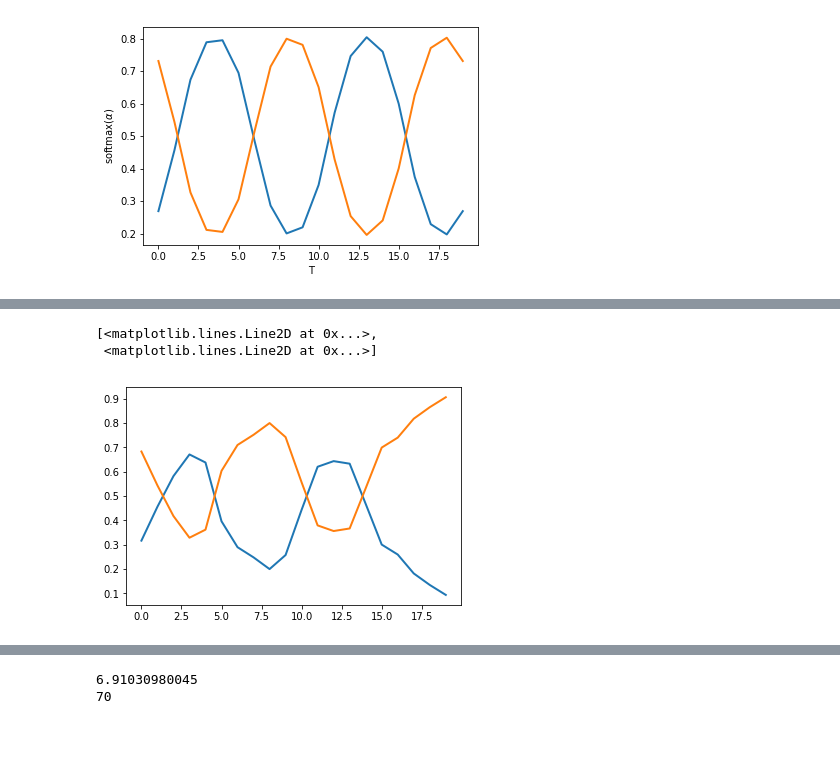
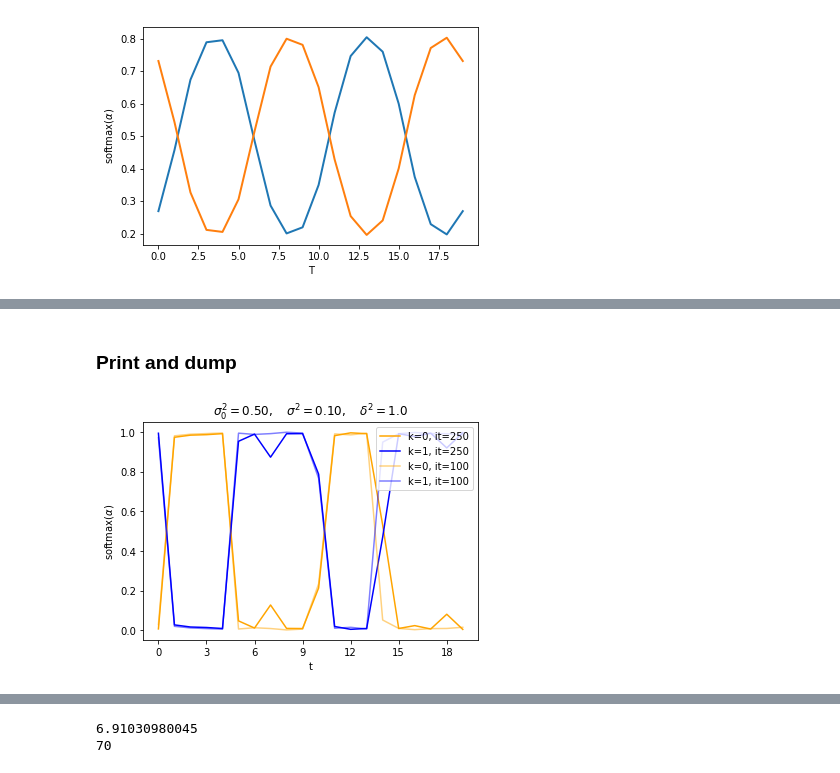
Before and after one commit to perdaug/ssmsi, a Jupyter notebook: presentations/alpha-update/alpha-comparison_draft.ipynb, the cells around one changed output, grey strips where cells are left out. Drawn from its saved outputs; the diff is of its cells as text; code cells hidden in the pictures; blank space fills up the shorter version.

```diff
--- a/presentations/alpha-update/alpha-comparison_draft.ipynb
+++ b/presentations/alpha-update/alpha-comparison_draft.ipynb
@@ -79,15 +82,13 @@ plt.savefig('mu.png')
 # %%
-from dtm_autoreg import dtm_autoreg
+from dtm_autoreg import DTM_Alpha
 
-n_it = 1000
-var_init = 0.05
+n_it = 500
+var_init = 0.5
 var_basic = 0.1
-var_prop = 0.5
-dtm_autoreg = dtm_autoreg(K=K, n_it=n_it, sigma_0_sq=var_init, sigma_sq=var_basic,
+var_prop = 1
+dtm_alpha = DTM_Alpha(K=K, sigma_0_sq=var_init, sigma_sq=var_basic,
         delta_sq=var_prop)
-dtm_autoreg.beta = beta
-dtm_autoreg.fit(corpus)
-
-history_alpha = dtm_autoreg.hist_alpha
+dtm_alpha.beta = beta
+dtm_alpha.fit(corpus=corpus, n_it=n_it)
 # %% [output]
 Iteration: 10
@@ -110,13 +111,46 @@ Alpha update rate: 0.4824
-# %%
-alphas_last_proposed = history_alpha[n_it-1]
-alphas_softmax_last_proposed = np.zeros(shape=alphas_last_proposed.shape)
-for t, alphas_last_proposed_t in enumerate(alphas_last_proposed):
-    alphas_softmax_last_proposed[t] = softmax(alphas_last_proposed_t)
-plt.plot(linspace_t, alphas_softmax_last_proposed, linewidth=2)
-# plt.plot(linspace_t, history_alpha[iter_count-1], linewidth=2)
-# plt.savefig('results/init-%.0E_basic-%.0E_prop-%.0E_it-%d.png' \
-#             % (var_init, var_basic, var_prop, n_it))
-# %% [output]
-[<matplotlib.lines.Line2D at 0x...>,
- <matplotlib.lines.Line2D at 0x...>]
-[figure, removed]
+# %% [markdown]
+### Print and dump
+# %%
+# Calculate the softmax
+history_alpha = dtm_alpha.hist_alpha
+labels = []
+curves = []
+settings = []
+colours = ['orange', 'b']
+styles = ['-', '--', 'o']
+for it in xrange(0, 2):
+    idx = n_it - it * 150
+    alphas_last_proposed = history_alpha[idx-1]
+    alphas_softmax_last_proposed = np.zeros(shape=alphas_last_proposed.shape)
+    for t, alphas_last_proposed_t in enumerate(alphas_last_proposed):
+        alphas_softmax_last_proposed[t] = softmax(alphas_last_proposed_t)
+    alphas_softmax_last_proposed = alphas_softmax_last_proposed.T
+    for id_label, alpha in enumerate(alphas_softmax_last_proposed):
+        curves.append(alpha)
+        settings.append((colours[id_label],1-(it*0.5)))
+        labels.append('k=%d, it=%d' % (id_label, idx))
+
+# Plot the figure
+from matplotlib.ticker import MaxNLocator
+ax = plt.figure().gca()
+ax.xaxis.set_major_locator(MaxNLocator(integer=True))
+
+counter = 0
+for y_arr, label, setting in zip(curves, labels, settings):
+    plt.plot(linspace_t, y_arr, label=label, color=setting[0], alpha=setting[1])
+title_fig = r'$\sigma_0^2=%.2f,\quad \sigma^2=%.2f,\quad \delta^2=%.1f$' \
+        % (var_init, var_basic, var_prop)
+plt.title(title_fig)
+plt.legend(loc=1)
+plt.xlabel('t')
+plt.ylabel(r'softmax($\alpha)$')
+
+# Save the plot and the model
+name_model_out = 'init_%.0E|basic_%.0E|prop_%.0E|it_%d' \
+        % (var_init, var_basic, var_prop, n_it)
+plt.savefig('results/' + name_model_out + '.png', dpi=900)
+vars_dtm = vars(dtm_alpha)
+with open('models/' + name_model_out + '.pkl', 'wb') as f:
+        pkl.dump(vars_dtm, f)
+# %% [output]
+[figure, added]
```
Also changed, not shown: parts of 7 cells of this notebook, 22 other files.
